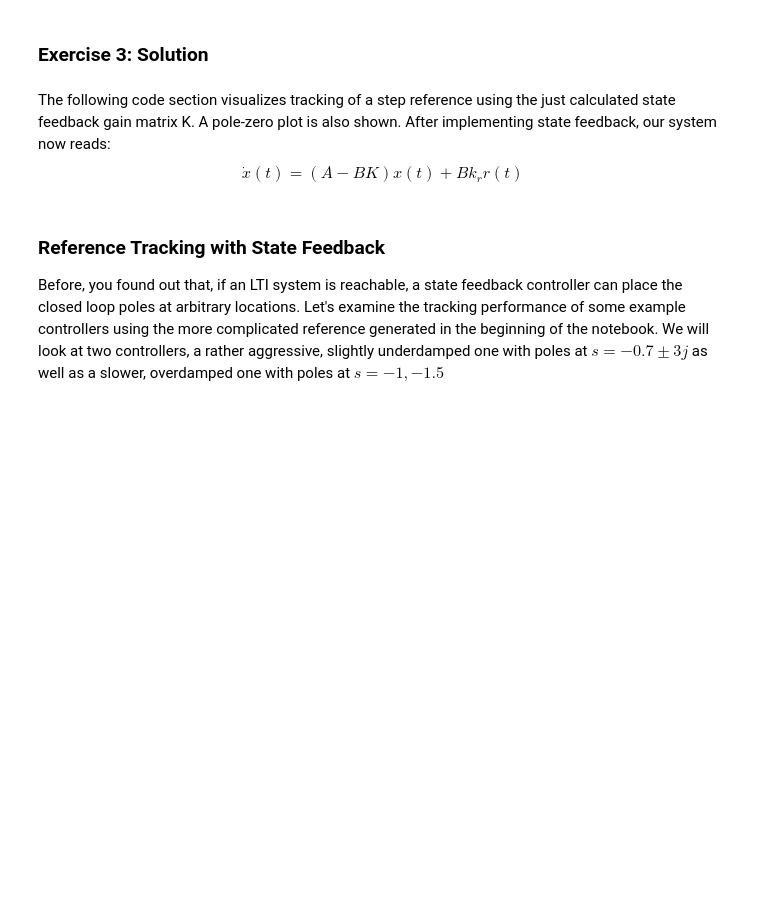
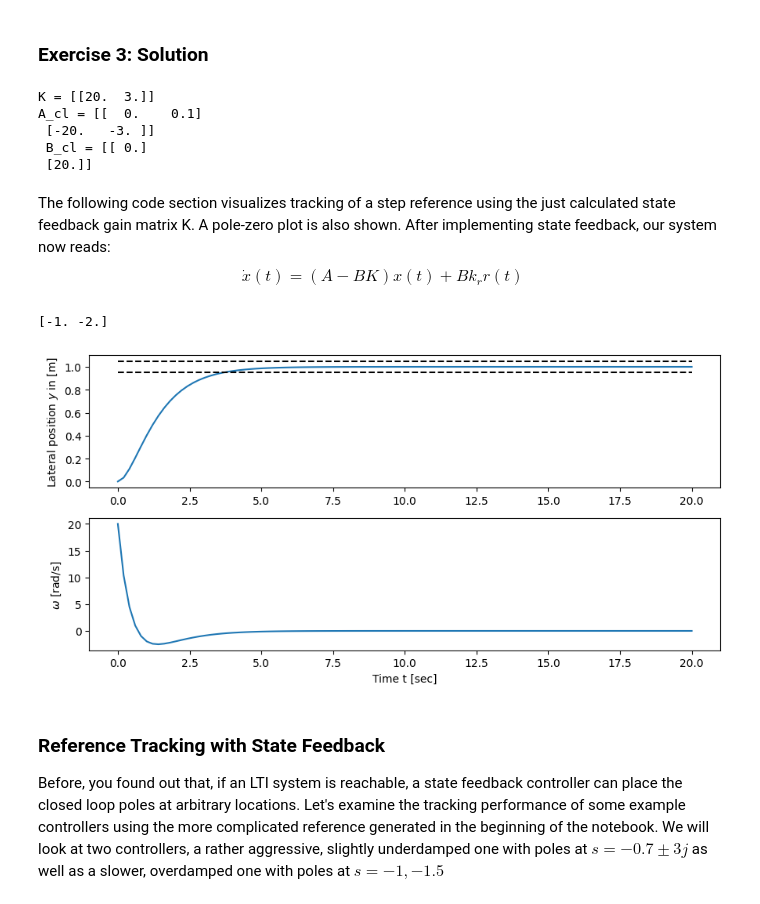
Before and after one commit to idsc-frazzoli/CS2-2024-notebooks, a Jupyter notebook: ps04_new/CSII_2024_state_feedback_lqr.ipynb, the cells around one changed output. Drawn from its saved outputs; the diff is of its cells as text; code cells hidden in the pictures; blank space fills up the shorter version.

```diff
--- a/ps04_new/CSII_2024_state_feedback_lqr.ipynb
+++ b/ps04_new/CSII_2024_state_feedback_lqr.ipynb
@@ -97,7 +95,7 @@ def plot_track(x_coord_ref: np.array, y_coord_ref: np.array,
 
 
     plt.xlabel('y [m]')
-    plt.ylabel('x [m]');
+    plt.ylabel('x [m]')
     plt.axis('Equal')
 
     # Plot the lateral position
@@ -150,7 +148,7 @@ def plot_track_multiple_controller(x_coord_ref: np.array, y_coord_ref: np.array,
 
 
     plt.xlabel('y [m]')
-    plt.ylabel('x [m]');
+    plt.ylabel('x [m]')
     plt.axis('Equal')
 
     # Plot the lateral position
@@ -186,7 +184,7 @@ def plot_step_response(t: np.array, y: np.array, u: np.array):
     axes_input = plt.subplot(2, 1, 2)
     plt.sca(axes_input)
     plt.xlabel('Time t [sec]')
-    plt.ylabel('$\omega$ [rad/s]')
+    plt.ylabel('$\\omega$ [rad/s]')
     plt.plot(t, u[0])
 
 def plot_sim_results(y_ref: np.array, y: np.array,
@@ -598,12 +459,19 @@ select = np.zeros(n)
 select[n-1] = 1
 p_cl = A @ A + a_0 * A + a_1 * np.eye(n)
 K = np.array([select @ np.linalg.inv(R) @ p_cl])
-print(K)
+print("K =", K)
 
 # Compute the state-space matrices of the closed loop system, which takes r as an input
 A_cl = A - B @ K
 k_r = -1/(C @ np.linalg.inv(A_cl) @ B)
 B_cl = B * k_r
+print("A_cl =", A_cl, "\n B_cl =", B_cl)
+# %% [output]
+K = [[20.  3.]]
+A_cl = [[  0.    0.1]
+ [-20.   -3. ]]
+ B_cl = [[ 0.]
+ [20.]]
 # %% [markdown]
 The following code section visualizes tracking of a step reference using the just calculated state feedback gain matrix K. A pole-zero plot is also shown.
 After implementing state feedback, our system now reads:
@@ -611,22 +479,24 @@ $$ \dot{x}(t) = (A-BK)x(t) + Bk_r r(t)  $$
 # %%
 # Implement state feedback
 syscl = ct.ss(A_cl, B_cl, C, D)
 print(np.linalg.eigvals(A_cl))
 
 # Compute the step response
 t, y, x= ct.step_response(syscl, T=np.linspace(0, 20, 100), return_x=True)
 
 # Compute the input used to generate the control response (check lecture slides)
 u = -K @ x + k_r * 1
 
 # Configure matplotlib plots to be a bit bigger and optimize layout
 plt.figure(figsize=[9, 4.5])
 
 # Plot the results
 plot_step_response(t, y, u)
 plt.tight_layout()
 plt.show()
-ct.pzmap(syscl)
+# %% [output]
+[-1. -2.]
+[figure, added]
 # %% [markdown]
 ### Reference Tracking with State Feedback
 
```
Also changed, not shown: parts of 40 cells of this notebook.
